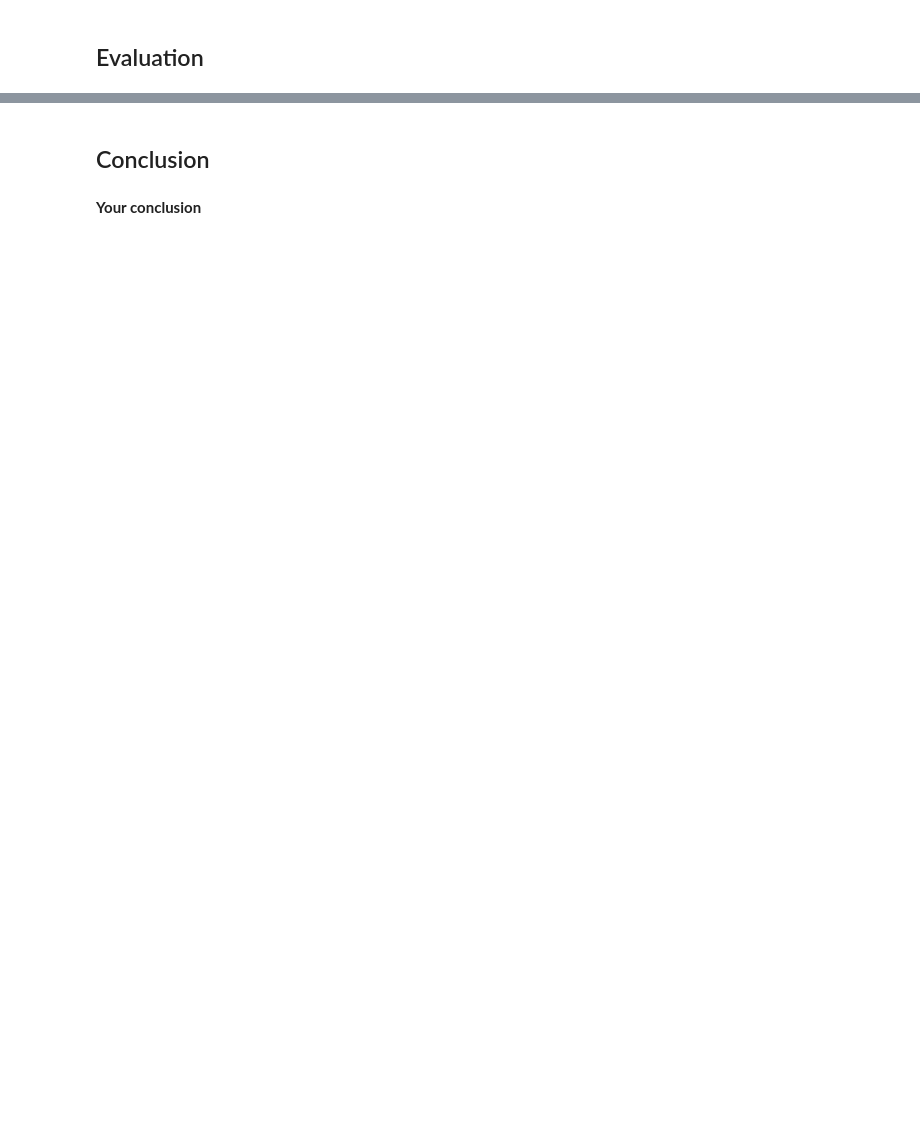
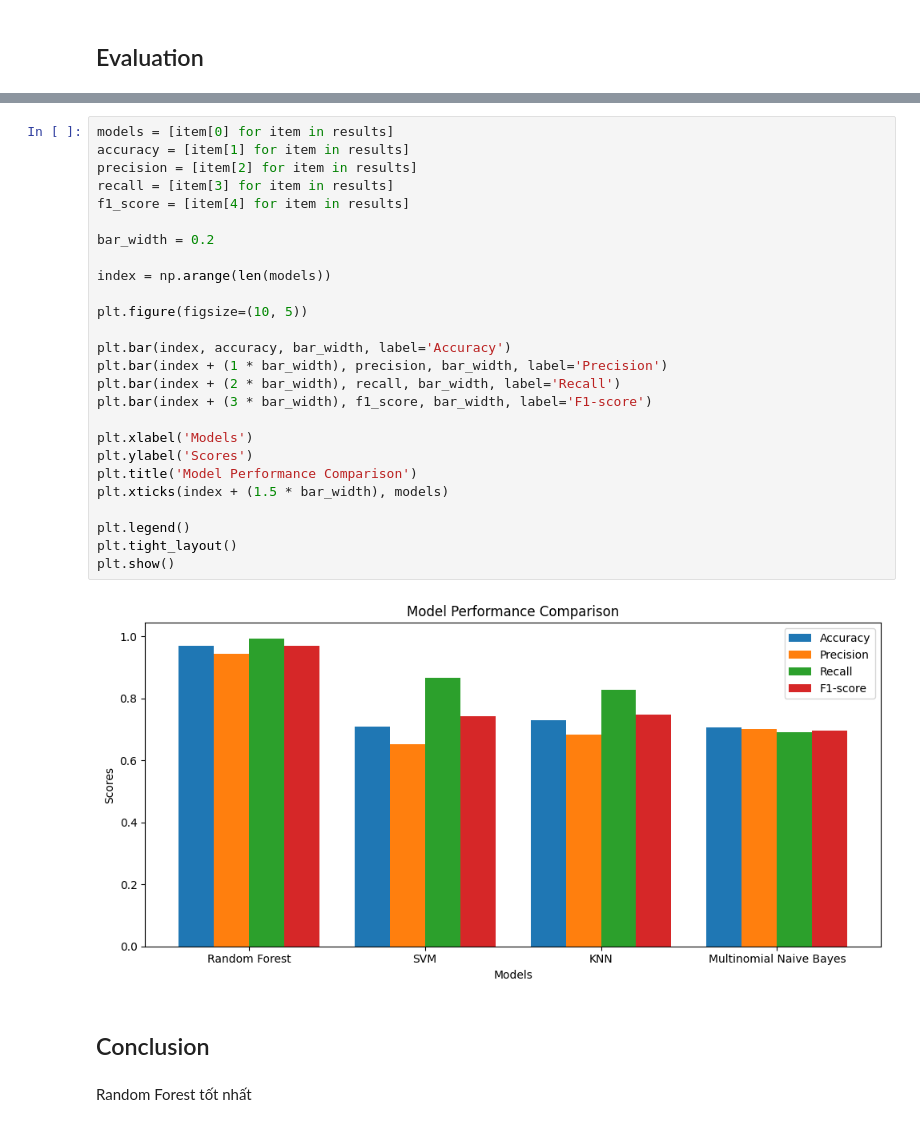
Before and after one commit to gaizzzzz/IntroToDS_FinalProject, a Jupyter notebook: notebooks/4.0-data-modelling.ipynb, the cells around one changed output, grey strips where cells are left out. Saved outputs shown, nothing was run; the diff lists cells and outputs as text; blank space fills up the shorter version.

```diff
--- a/notebooks/4.0-data-modelling.ipynb
+++ b/notebooks/4.0-data-modelling.ipynb
@@ -194,4 +341,32 @@ F1-score: 0.6289308176100629
+# %%
+models = [item[0] for item in results]
+accuracy = [item[1] for item in results]
+precision = [item[2] for item in results]
+recall = [item[3] for item in results]
+f1_score = [item[4] for item in results]
+
+bar_width = 0.2
+
+index = np.arange(len(models))
+
+plt.figure(figsize=(10, 5))
+
+plt.bar(index, accuracy, bar_width, label='Accuracy')
+plt.bar(index + (1 * bar_width), precision, bar_width, label='Precision')
+plt.bar(index + (2 * bar_width), recall, bar_width, label='Recall')
+plt.bar(index + (3 * bar_width), f1_score, bar_width, label='F1-score')
+
+plt.xlabel('Models')
+plt.ylabel('Scores')
+plt.title('Model Performance Comparison')
+plt.xticks(index + (1.5 * bar_width), models)
+
+plt.legend()
+plt.tight_layout()
+plt.show()
+# %% [output]
+[figure, added]
 # %% [markdown]
 ## Conclusion
-# %% [markdown]
-**Your conclusion**
+# %% [markdown]
+Random Forest tốt nhất
```
Also changed, not shown: parts of 18 cells of this notebook.
